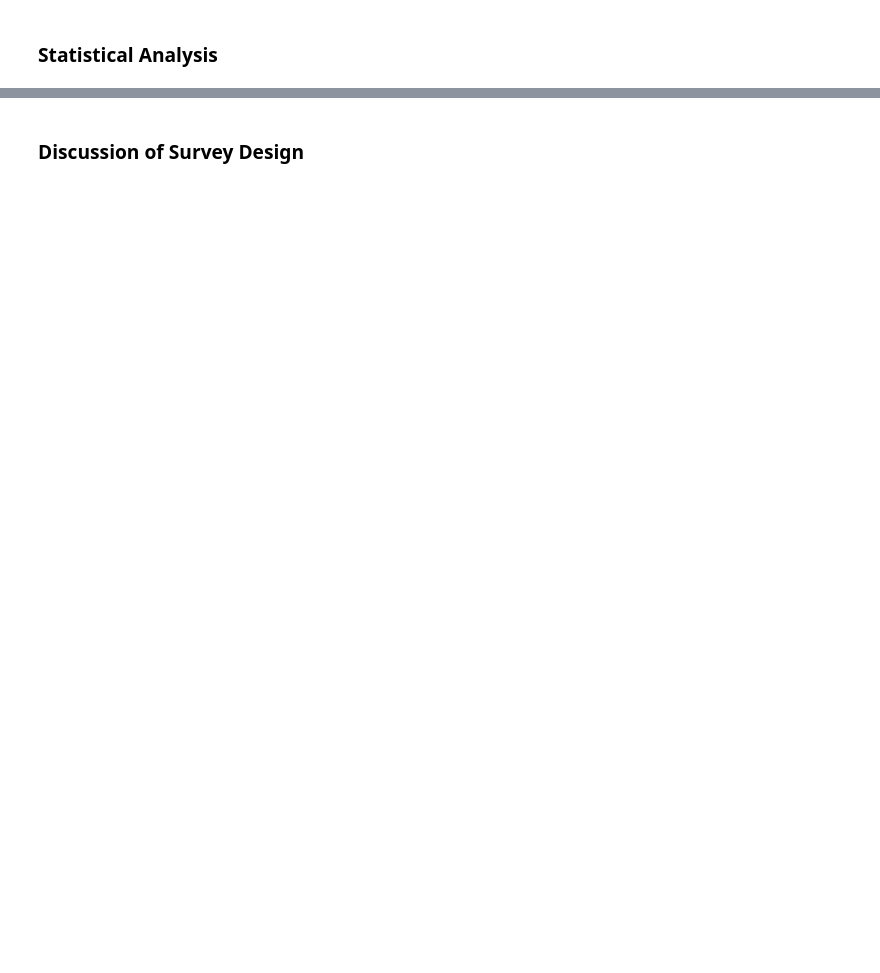
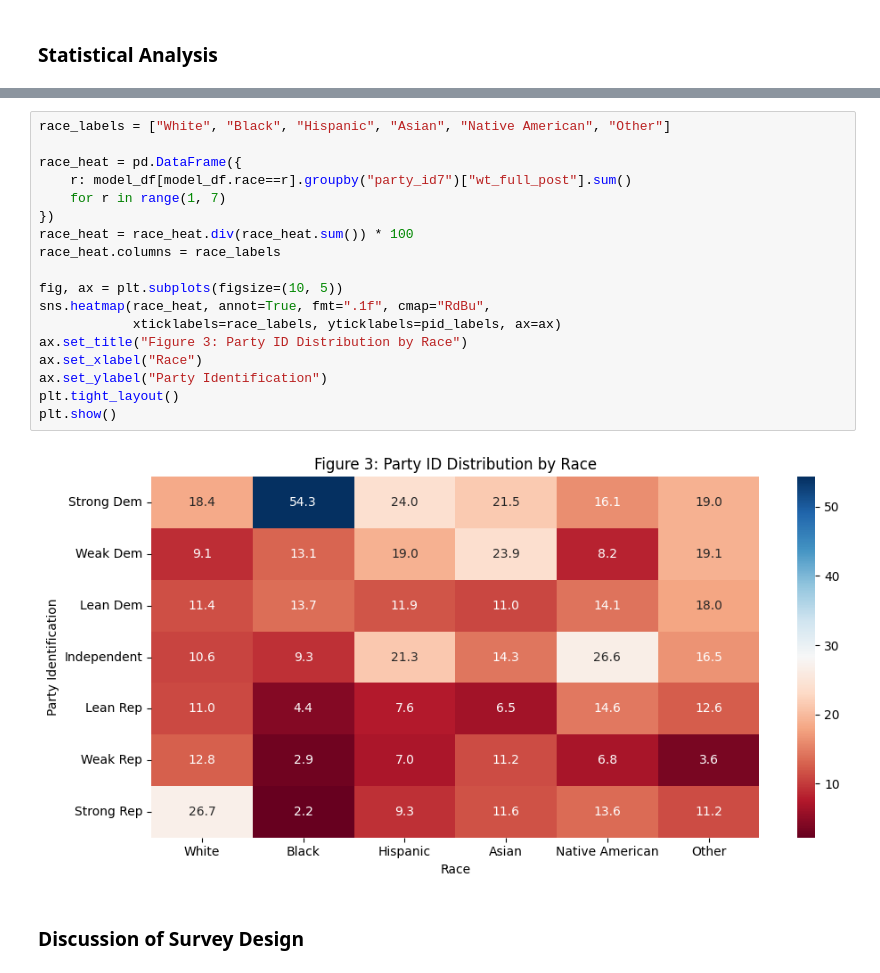
Before and after one commit to zejun-l/SI-313-Assignments, a Jupyter notebook: Survey Module Assignment.ipynb, the cells around one changed output, grey strips where cells are left out. Cells and saved outputs as stored; diff of their text form; blank space fills up the shorter version.

```diff
--- a/Survey Module Assignment.ipynb
+++ b/Survey Module Assignment.ipynb
@@ -257,2 +328,22 @@ plt.show()
+# %%
+race_labels = ["White", "Black", "Hispanic", "Asian", "Native American", "Other"]
+
+race_heat = pd.DataFrame({
+    r: model_df[model_df.race==r].groupby("party_id7")["wt_full_post"].sum()
+    for r in range(1, 7)
+})
+race_heat = race_heat.div(race_heat.sum()) * 100
+race_heat.columns = race_labels
+
+fig, ax = plt.subplots(figsize=(10, 5))
+sns.heatmap(race_heat, annot=True, fmt=".1f", cmap="RdBu",
+            xticklabels=race_labels, yticklabels=pid_labels, ax=ax)
+ax.set_title("Figure 3: Party ID Distribution by Race")
+ax.set_xlabel("Race")
+ax.set_ylabel("Party Identification")
+plt.tight_layout()
+plt.show()
+# %% [output]
+[figure, added]
 # %% [markdown]
 ### Discussion of Survey Design
```
Also changed, not shown: parts of 11 cells of this notebook.
